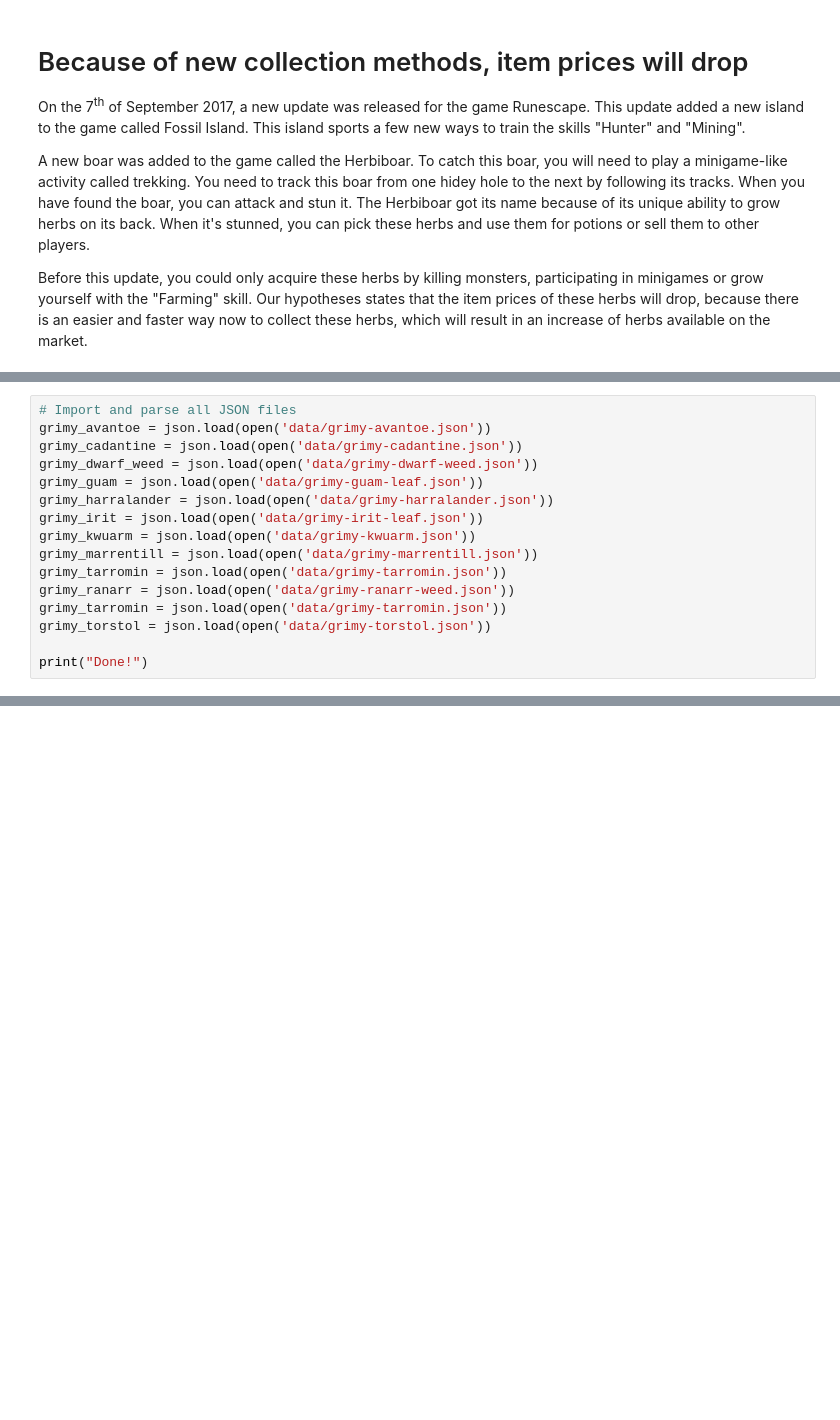
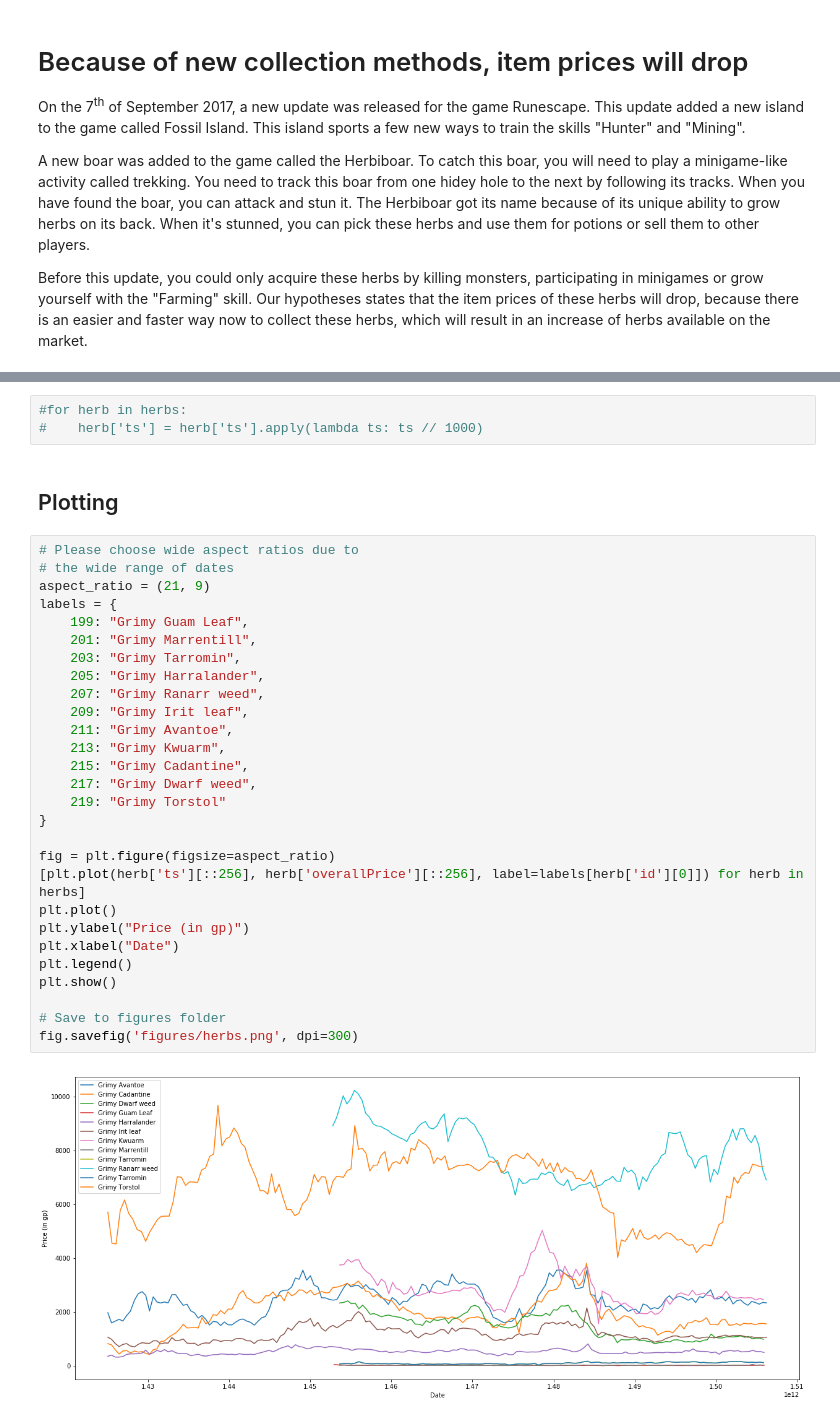
Before and after one commit to DevNebulae/ads-prototype-graphs, a Jupyter notebook: increased-supply.ipynb, the cells around one changed output, grey strips where cells are left out. Drawn from its saved outputs; the diff is of its cells as text; blank space fills up the shorter version.

Commit message:
Add plotting of JSON files and saving of figures

```diff
--- a/increased-supply.ipynb
+++ b/increased-supply.ipynb
@@ -16,19 +17,3 @@ import pandas as pd
 print("Done!")
 # %% [output]
 Done!
-# %%
-# Import and parse all JSON files
-grimy_avantoe = json.load(open('data/grimy-avantoe.json'))
-grimy_cadantine = json.load(open('data/grimy-cadantine.json'))
-grimy_dwarf_weed = json.load(open('data/grimy-dwarf-weed.json'))
-grimy_guam = json.load(open('data/grimy-guam-leaf.json'))
-grimy_harralander = json.load(open('data/grimy-harralander.json'))
-grimy_irit = json.load(open('data/grimy-irit-leaf.json'))
-grimy_kwuarm = json.load(open('data/grimy-kwuarm.json'))
-grimy_marrentill = json.load(open('data/grimy-marrentill.json'))
-grimy_tarromin = json.load(open('data/grimy-tarromin.json'))
-grimy_ranarr = json.load(open('data/grimy-ranarr-weed.json'))
-grimy_tarromin = json.load(open('data/grimy-tarromin.json'))
-grimy_torstol = json.load(open('data/grimy-torstol.json'))
-
-print("Done!")
@@ -102,0 +51,35 @@ Done!
+# %%
+#for herb in herbs:
+#    herb['ts'] = herb['ts'].apply(lambda ts: ts // 1000)
+# %% [markdown]
+## Plotting
+# %%
+# Please choose wide aspect ratios due to
+# the wide range of dates
+aspect_ratio = (21, 9)
+labels = {
+    199: "Grimy Guam Leaf",
+    201: "Grimy Marrentill",
+    203: "Grimy Tarromin",
+    205: "Grimy Harralander",
+    207: "Grimy Ranarr weed",
+    209: "Grimy Irit leaf",
+    211: "Grimy Avantoe",
+    213: "Grimy Kwuarm",
+    215: "Grimy Cadantine",
+    217: "Grimy Dwarf weed",
+    219: "Grimy Torstol"
+}
+
+fig = plt.figure(figsize=aspect_ratio)
+[plt.plot(herb['ts'][::256], herb['overallPrice'][::256], label=labels[herb['id'][0]]) for herb in herbs]
+plt.plot()
+plt.ylabel("Price (in gp)")
+plt.xlabel("Date")
+plt.legend()
+plt.show()
+
+# Save to figures folder
+fig.savefig('figures/herbs.png', dpi=300)
+# %% [output]
+[figure, added]
```
Also changed, not shown: parts of 7 cells of this notebook.
